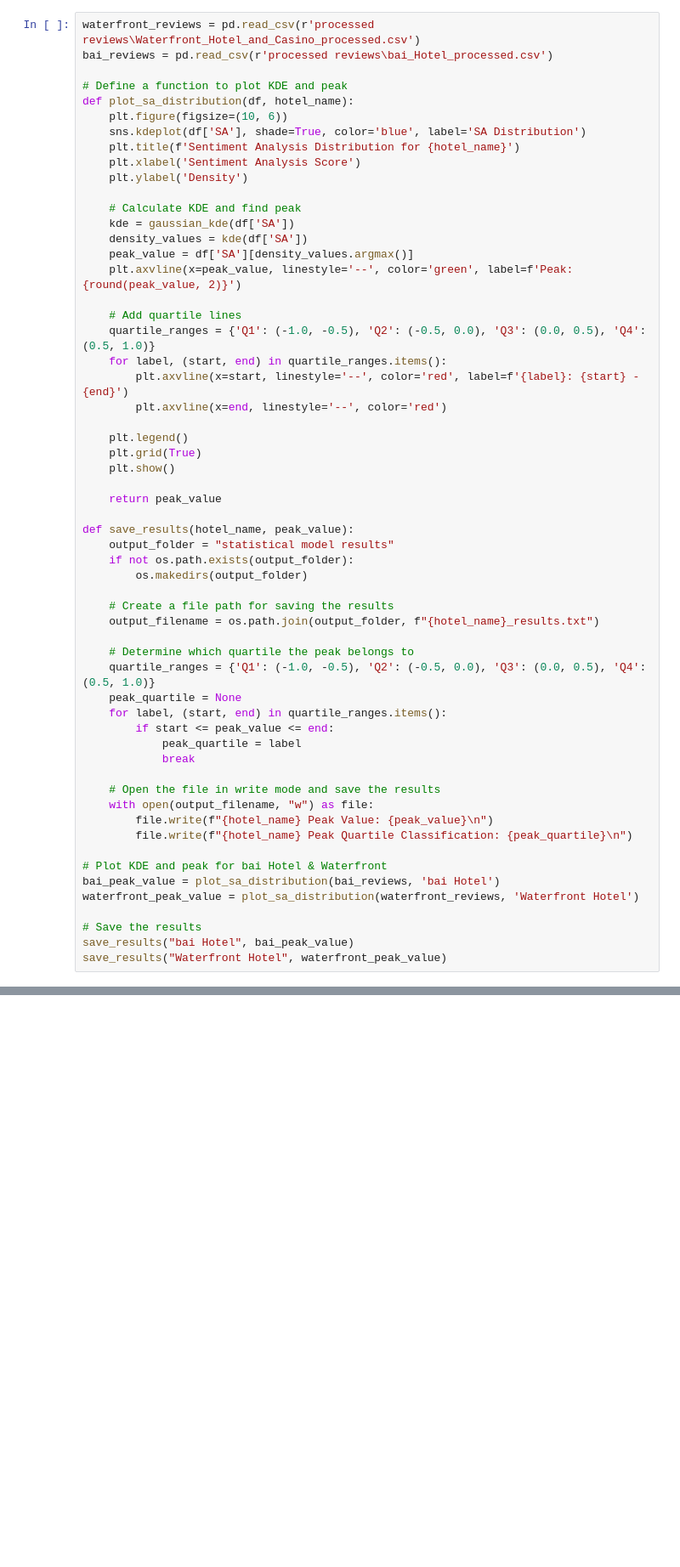
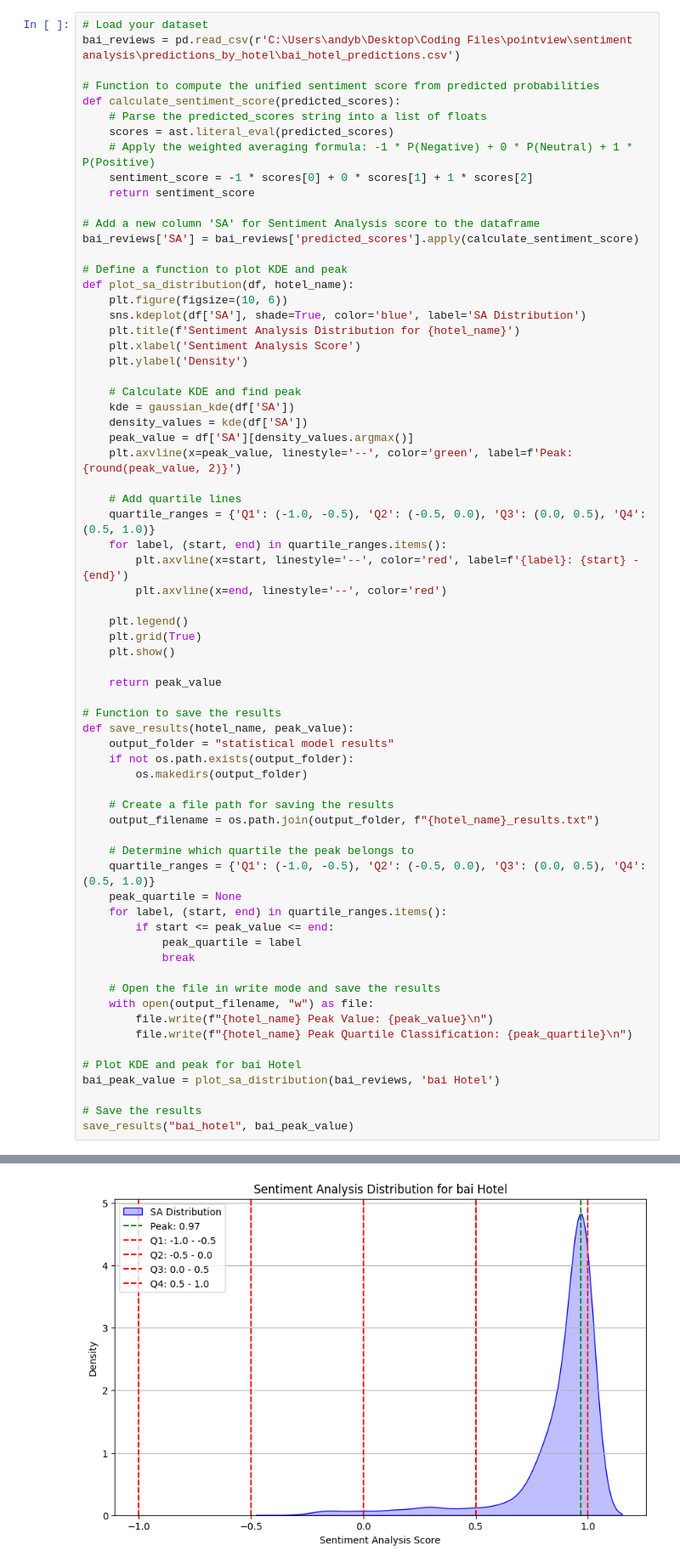
Before and after one commit to sanashii/pointview, a Jupyter notebook: sentiment analysis/statistical_model.ipynb, the cells around one changed output, grey strips where cells are left out. Shown: that part at 85% size. Cells and saved outputs as stored; diff of their text form; blank space fills up the shorter version.

Commit message:
kde for all hotels --DONE

```diff
--- a/sentiment analysis/statistical_model.ipynb
+++ b/sentiment analysis/statistical_model.ipynb
@@ -7,6 +11,17 @@ from scipy.stats import gaussian_kde
 # %%
-waterfront_reviews = pd.read_csv(r'processed reviews\Waterfront_Hotel_and_Casino_processed.csv')
-bai_reviews = pd.read_csv(r'processed reviews\bai_Hotel_processed.csv')
+# Load your dataset
+bai_reviews = pd.read_csv(r'C:\Users\andyb\Desktop\Coding Files\pointview\sentiment analysis\predictions_by_hotel\bai_hotel_predictions.csv')
+
+# Function to compute the unified sentiment score from predicted probabilities
+def calculate_sentiment_score(predicted_scores):
+    # Parse the predicted_scores string into a list of floats
+    scores = ast.literal_eval(predicted_scores)
+    # Apply the weighted averaging formula: -1 * P(Negative) + 0 * P(Neutral) + 1 * P(Positive)
+    sentiment_score = -1 * scores[0] + 0 * scores[1] + 1 * scores[2]
+    return sentiment_score
+
+# Add a new column 'SA' for Sentiment Analysis score to the dataframe
+bai_reviews['SA'] = bai_reviews['predicted_scores'].apply(calculate_sentiment_score)
 
 # Define a function to plot KDE and peak
 def plot_sa_distribution(df, hotel_name):
@@ -34,6 +49,7 @@ def plot_sa_distribution(df, hotel_name):
 
     return peak_value
 
+# Function to save the results
 def save_results(hotel_name, peak_value):
     output_folder = "statistical model results"
     if not os.path.exists(output_folder):
@@ -55,10 +71,9 @@ def save_results(hotel_name, peak_value):
         file.write(f"{hotel_name} Peak Value: {peak_value}\n")
         file.write(f"{hotel_name} Peak Quartile Classification: {peak_quartile}\n")
 
-# Plot KDE and peak for bai Hotel & Waterfront
+# Plot KDE and peak for bai Hotel
 bai_peak_value = plot_sa_distribution(bai_reviews, 'bai Hotel')
-waterfront_peak_value = plot_sa_distribution(waterfront_reviews, 'Waterfront Hotel')
 
 # Save the results
-save_results("bai Hotel", bai_peak_value)
-save_results("Waterfront Hotel", waterfront_peak_value)
+save_results("bai_hotel", bai_peak_value)
+# %% [output]
@@ -64,0 +84 @@ save_results("Waterfront Hotel", waterfront_peak_value)
+[figure, added]
```
Also changed, not shown: parts of 19 cells of this notebook, 5 other files.
